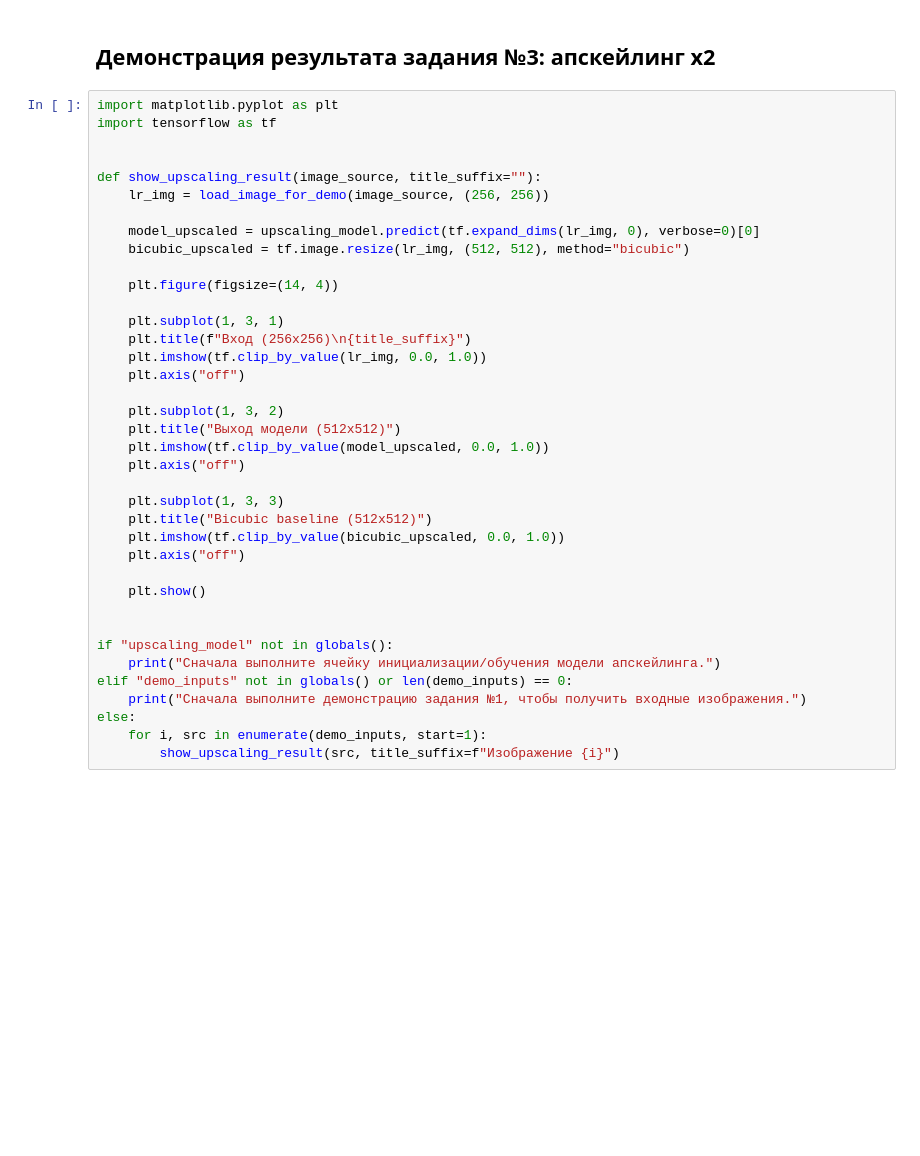
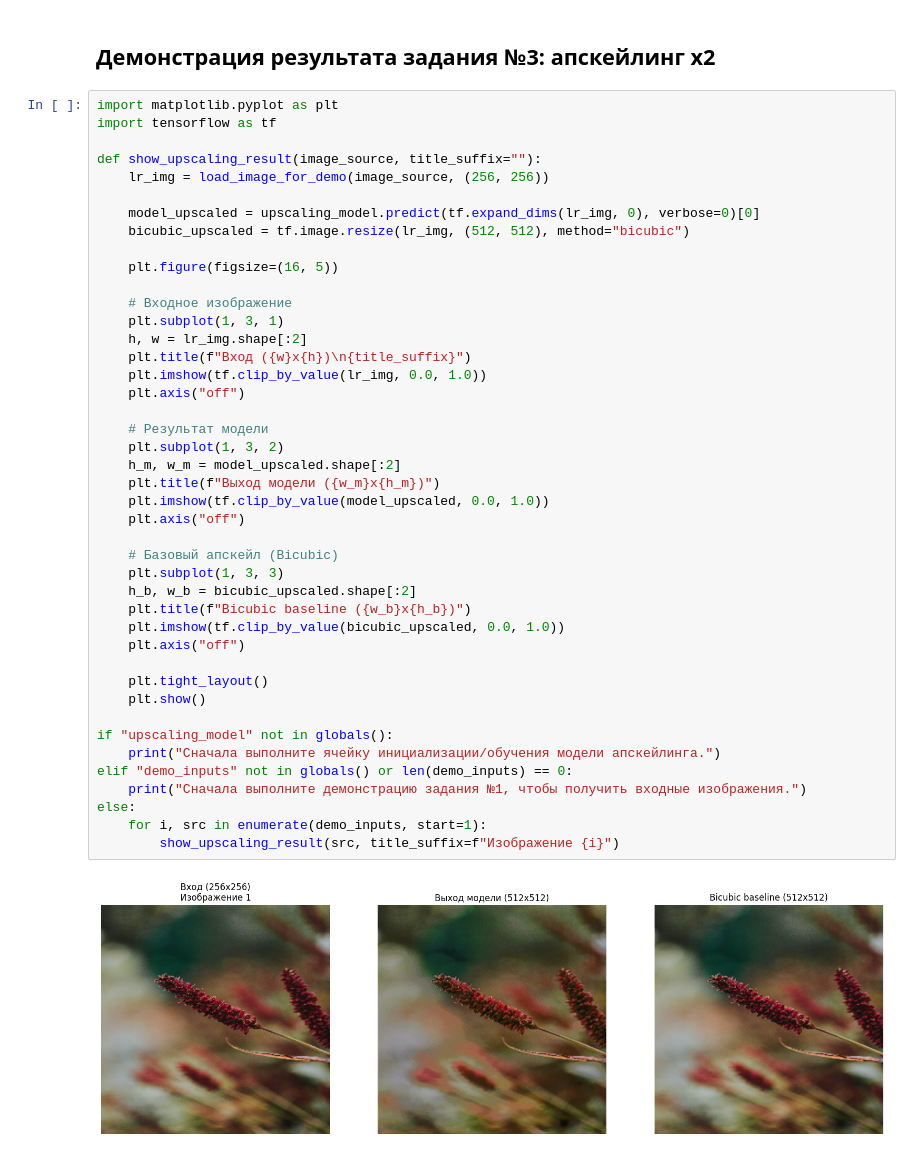
Before and after one commit to niksio/neural_networks, a Jupyter notebook: Практическая_работа_№6_Проектирование_автоэнкодеров_для_решения_прикладных_задач.ipynb, the cells around one changed output. Drawn from its saved outputs; the diff is of its cells as text; blank space fills up the shorter version.

```diff
--- a/Практическая_работа_№6_Проектирование_автоэнкодеров_для_решения_прикладных_задач.ipynb
+++ b/Практическая_работа_№6_Проектирование_автоэнкодеров_для_решения_прикладных_задач.ipynb
@@ -393,38 +433,45 @@ else:
 # %%
 import matplotlib.pyplot as plt
 import tensorflow as tf
-
 
 def show_upscaling_result(image_source, title_suffix=""):
     lr_img = load_image_for_demo(image_source, (256, 256))
 
     model_upscaled = upscaling_model.predict(tf.expand_dims(lr_img, 0), verbose=0)[0]
     bicubic_upscaled = tf.image.resize(lr_img, (512, 512), method="bicubic")
 
-    plt.figure(figsize=(14, 4))
+    plt.figure(figsize=(16, 5))
 
+    # Входное изображение
     plt.subplot(1, 3, 1)
-    plt.title(f"Вход (256x256)\n{title_suffix}")
+    h, w = lr_img.shape[:2]
+    plt.title(f"Вход ({w}x{h})\n{title_suffix}")
     plt.imshow(tf.clip_by_value(lr_img, 0.0, 1.0))
     plt.axis("off")
 
+    # Результат модели
     plt.subplot(1, 3, 2)
-    plt.title("Выход модели (512x512)")
+    h_m, w_m = model_upscaled.shape[:2]
+    plt.title(f"Выход модели ({w_m}x{h_m})")
     plt.imshow(tf.clip_by_value(model_upscaled, 0.0, 1.0))
     plt.axis("off")
 
+    # Базовый апскейл (Bicubic)
     plt.subplot(1, 3, 3)
-    plt.title("Bicubic baseline (512x512)")
+    h_b, w_b = bicubic_upscaled.shape[:2]
+    plt.title(f"Bicubic baseline ({w_b}x{h_b})")
     plt.imshow(tf.clip_by_value(bicubic_upscaled, 0.0, 1.0))
     plt.axis("off")
 
+    plt.tight_layout()
     plt.show()
-
 
 if "upscaling_model" not in globals():
     print("Сначала выполните ячейку инициализации/обучения модели апскейлинга.")
 elif "demo_inputs" not in globals() or len(demo_inputs) == 0:
     print("Сначала выполните демонстрацию задания №1, чтобы получить входные изображения.")
 else:
     for i, src in enumerate(demo_inputs, start=1):
         show_upscaling_result(src, title_suffix=f"Изображение {i}")
+# %% [output]
+[figure, added]
```
Also changed, not shown: parts of 9 cells of this notebook.
